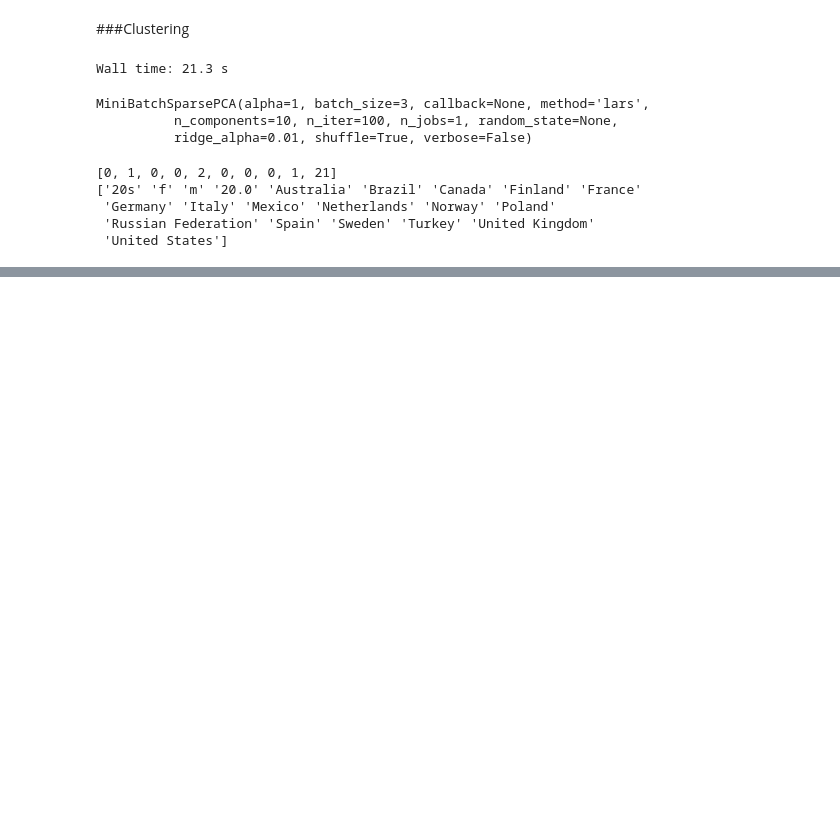
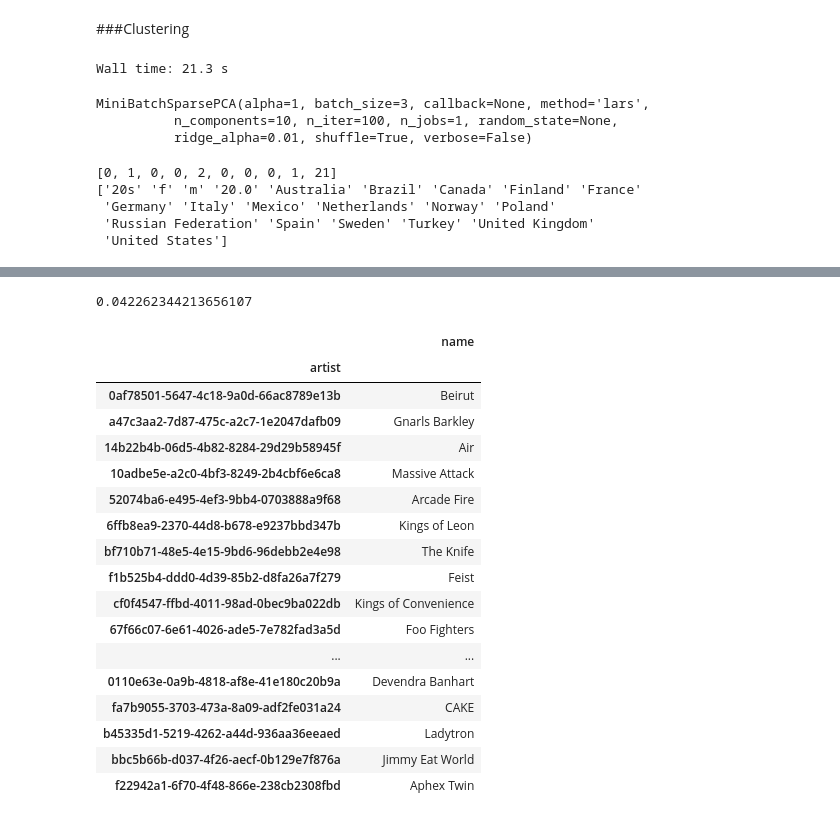
Before and after one commit to madhuvijay95/cs181-practical3, a Jupyter notebook: madhu.ipynb, the cells around one changed output, grey strips where cells are left out. Saved outputs shown, nothing was run; the diff lists cells and outputs as text; code cells hidden in the pictures; blank space fills up the shorter version.

```diff
--- a/madhu.ipynb
+++ b/madhu.ipynb
@@ -119,3 +120,8 @@ print np.array(cols)[pca.components_[9]!=0]
  'Germany' 'Italy' 'Mexico' 'Netherlands' 'Norway' 'Poland'
  'Russian Federation' 'Spain' 'Sweden' 'Turkey' 'United Kingdom'
  'United States']
+# %%
+nmf = NMF(n_components=10, init='nndsvd', l1_ratio=1)
+# %%
+%%time
+nmf.fit(m)
@@ -121,0 +133,4 @@ print np.array(cols)[pca.components_[9]!=0]
+# %%
+np.max(nmf.components_[:,364:])
+# %% [output]
+0.042262344213656107
@@ -121,0 +142,23 @@ print np.array(cols)[pca.components_[9]!=0]
+# %%
+best_indices = map(lambda v : list(bn.argpartsort(-v,20)[0:20]), nmf.components_[:,364:])
+# %%
+artist_df.set_index('artist').loc[np.array(cols[364:])[np.array(best_indices[9])],:]
+# %% [output]
+|  | name |
+| artist |  |
+| 0af78501-5647-4c18-9a0d-66ac8789e13b | Beirut |
+| a47c3aa2-7d87-475c-a2c7-1e2047dafb09 | Gnarls Barkley |
+| 14b22b4b-06d5-4b82-8284-29d29b58945f | Air |
+| 10adbe5e-a2c0-4bf3-8249-2b4cbf6e6ca8 | Massive Attack |
+| 52074ba6-e495-4ef3-9bb4-0703888a9f68 | Arcade Fire |
+| 6ffb8ea9-2370-44d8-b678-e9237bbd347b | Kings of Leon |
+| bf710b71-48e5-4e15-9bd6-96debb2e4e98 | The Knife |
+| f1b525b4-ddd0-4d39-85b2-d8fa26a7f279 | Feist |
+| cf0f4547-ffbd-4011-98ad-0bec9ba022db | Kings of Convenience |
+| 67f66c07-6e61-4026-ade5-7e782fad3a5d | Foo Fighters |
+| ... | ... |
+| 0110e63e-0a9b-4818-af8e-41e180c20b9a | Devendra Banhart |
+| fa7b9055-3703-473a-8a09-adf2fe031a24 | CAKE |
+| b45335d1-5219-4262-a44d-936aa36eeaed | Ladytron |
+| bbc5b66b-d037-4f26-aecf-0b129e7f876a | Jimmy Eat World |
+| f22942a1-6f70-4f48-866e-238cb2308fbd | Aphex Twin |
```
Also changed, not shown: parts of 10 cells of this notebook.
